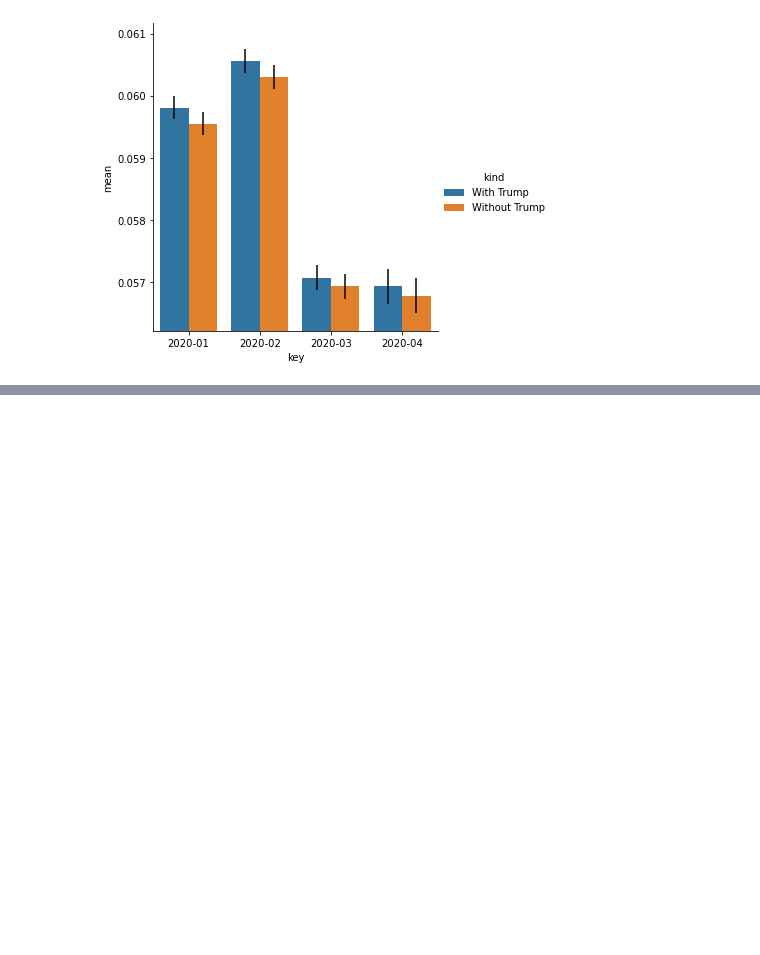
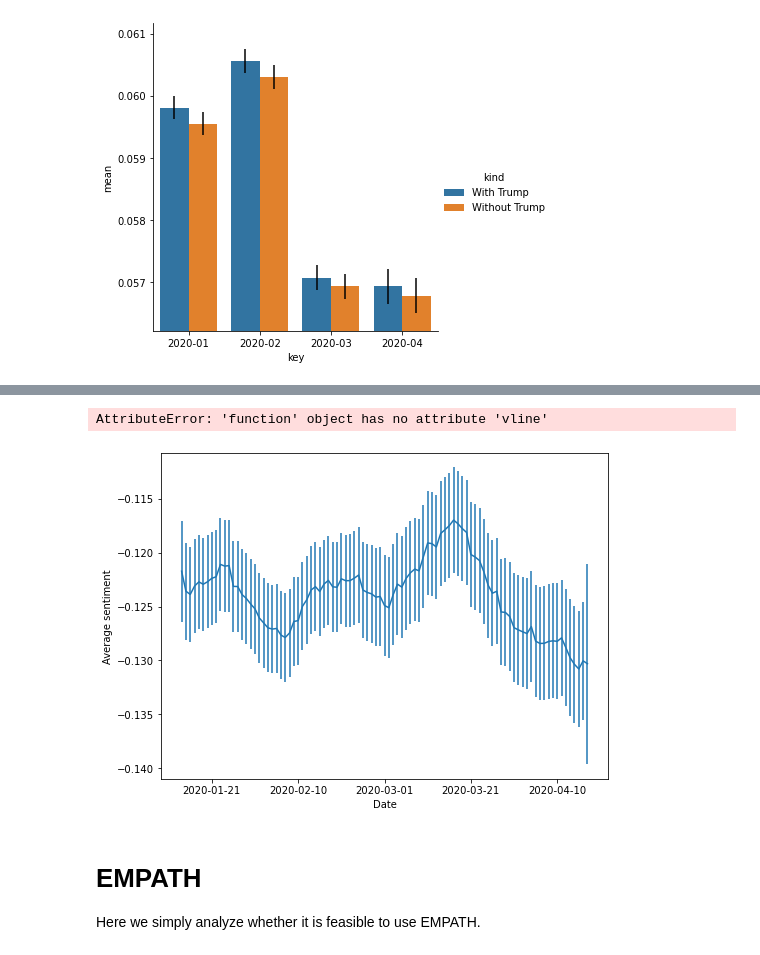
Before and after one commit to epfl-ada/ada-2021-project-k-beans, a Jupyter notebook: final_notebook.ipynb, the cells around one changed output, grey strips where cells are left out. Saved outputs shown, nothing was run; the diff lists cells and outputs as text; code cells hidden in the pictures; blank space fills up the shorter version.

```diff
--- a/final_notebook.ipynb
+++ b/final_notebook.ipynb
@@ -917,0 +1006,12 @@ plt.ylim(0.99 * d['mean'].min(), 1.01 * d['mean'].max())
+# %%
+def replace_value(df, column, value_old, value_new):
+    """Replaces a given value in a given column of a dataframe with a new one"""
+    df.loc[df[column] == value_old, column] = value_new
+    return df
+
+# Calculate average sentiments
+speaker_sentiments = replace_value(speaker_sentiments, 'sentiment', 'positive', 1)
+speaker_sentiments = replace_value(speaker_sentiments, 'sentiment', 'negative', -1)
+speaker_sentiments = replace_value(speaker_sentiments, 'sentiment', 'na', 0)
+
+speaker_sentiments.head()
@@ -917,0 +1062,37 @@ plt.ylim(0.99 * d['mean'].min(), 1.01 * d['mean'].max())
+# %%
+@f.udf(StringType())
+def get_month(date_str):
+    return "-".join(date_str.split("-")[:2])
+
+@f.udf(StringType())
+def get_date(date_str):
+    return "-".join(date_str.split("-")[:3])
+
+def normalize_sentiment(key, pdf):
+    pdf = replace_value(pdf, 'sentiment', 'positive', 1)
+    pdf = replace_value(pdf, 'sentiment', 'negative', -1)
+    pdf = replace_value(pdf, 'sentiment', 'na', 0)
+
+    return pd.DataFrame({"key": [ key[0] ], "mean" : [ pdf.sentiment.mean() ], "sem" : [ pdf.sentiment.sem() ]})
+# %%
+# Moving average of sentiment
+sentiment_through_time = df \
+        .select('quoteID', 'sentiment')\
+        .withColumn('date', get_date(f.col('quoteID'))) \
+        .groupby('date') \
+        .applyInPandas(normalize_sentiment, schema="key string, mean double, sem double") \
+        .sort("key") \
+        .toPandas() \
+        .set_index('key')
+# %%
+mavg = sentiment_through_time.rolling(14).mean()
+# %%
+plt.figure(figsize=(8, 6))
+mavg['mean'].plot.line(yerr=mavg['sem'], ylabel='Average sentiment', xlabel='Date')
+plt.plot.vline('2020-03-21')
+# %% [output]
+AttributeError: 'function' object has no attribute 'vline'
+[figure, added]
+# %% [markdown]
+# EMPATH
+Here we simply analyze whether it is feasible to use EMPATH.
```
Also changed, not shown: parts of 28 cells of this notebook.
